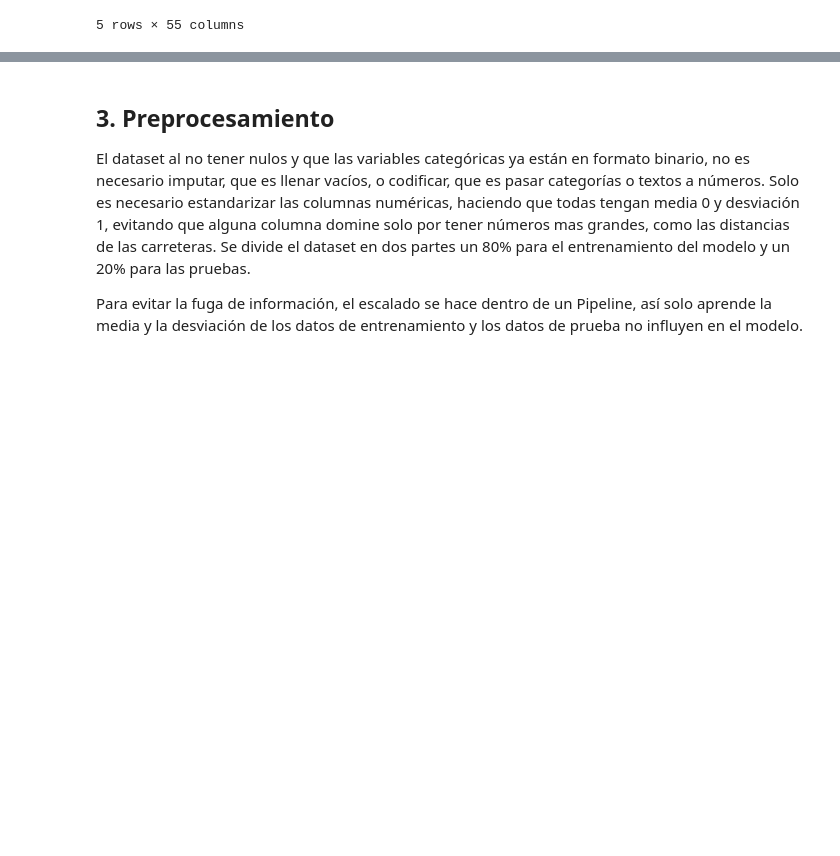
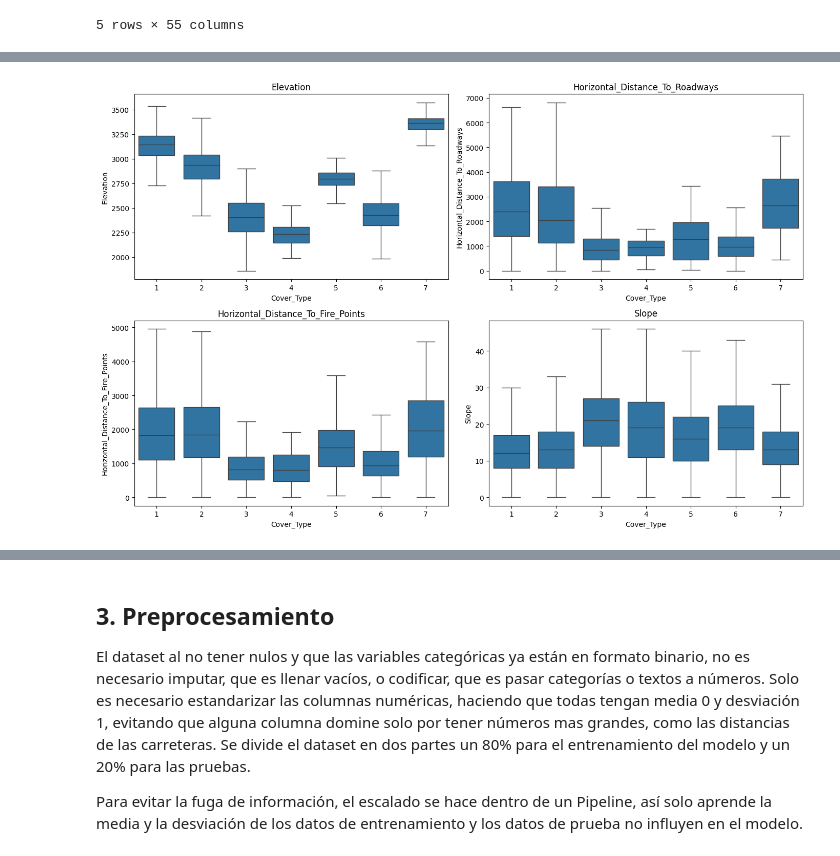
Before and after one commit to DiegoGc4x/evaluacion-4, a Jupyter notebook: covertype_equipo8.ipynb, the cells around one changed output, grey strips where cells are left out. Saved outputs shown, nothing was run; the diff lists cells and outputs as text; code cells hidden in the pictures; blank space fills up the shorter version.

Commit message:
feat: EDA (seccion 2) - nulos, objetivo, atipicos y correlacion

```diff
--- a/covertype_equipo8.ipynb
+++ b/covertype_equipo8.ipynb
@@ -66,0 +190,9 @@ CLASES = {1: 'Picea/Abeto', 2: 'Pino contorta', 3: 'Pino ponderosa', 4: 'Álamo/
+# %%
+for col in NUMERICAS:
+    q1 = df[col].quantile(0.25)
+    q3 = df[col].quantile(0.75)
+    iqr = q3 - q1
+    atipicos = ((df[col] < q1 - 1.5 * iqr) | (df[col] > q3 + 1.5 * iqr)).sum()
+    print(f"{col}: {atipicos} atípicos ({atipicos / len(df):.2%})")
+
+print("Distancias verticales negativas:", (df['Vertical_Distance_To_Hydrology'] < 0).sum())
@@ -66,0 +218,10 @@ CLASES = {1: 'Picea/Abeto', 2: 'Pino contorta', 3: 'Pino ponderosa', 4: 'Álamo/
+# %%
+fig, axes = plt.subplots(2, 2, figsize=(14, 9))
+for ax, col in zip(axes.flat, ['Elevation', 'Horizontal_Distance_To_Roadways',
+                               'Horizontal_Distance_To_Fire_Points', 'Slope']):
+    sns.boxplot(data=df, x='Cover_Type', y=col, showfliers=False, ax=ax)
+    ax.set_title(col)
+plt.tight_layout()
+plt.show()
+# %% [output]
+[figure, added]
```
Also changed, not shown: parts of 24 cells of this notebook.
